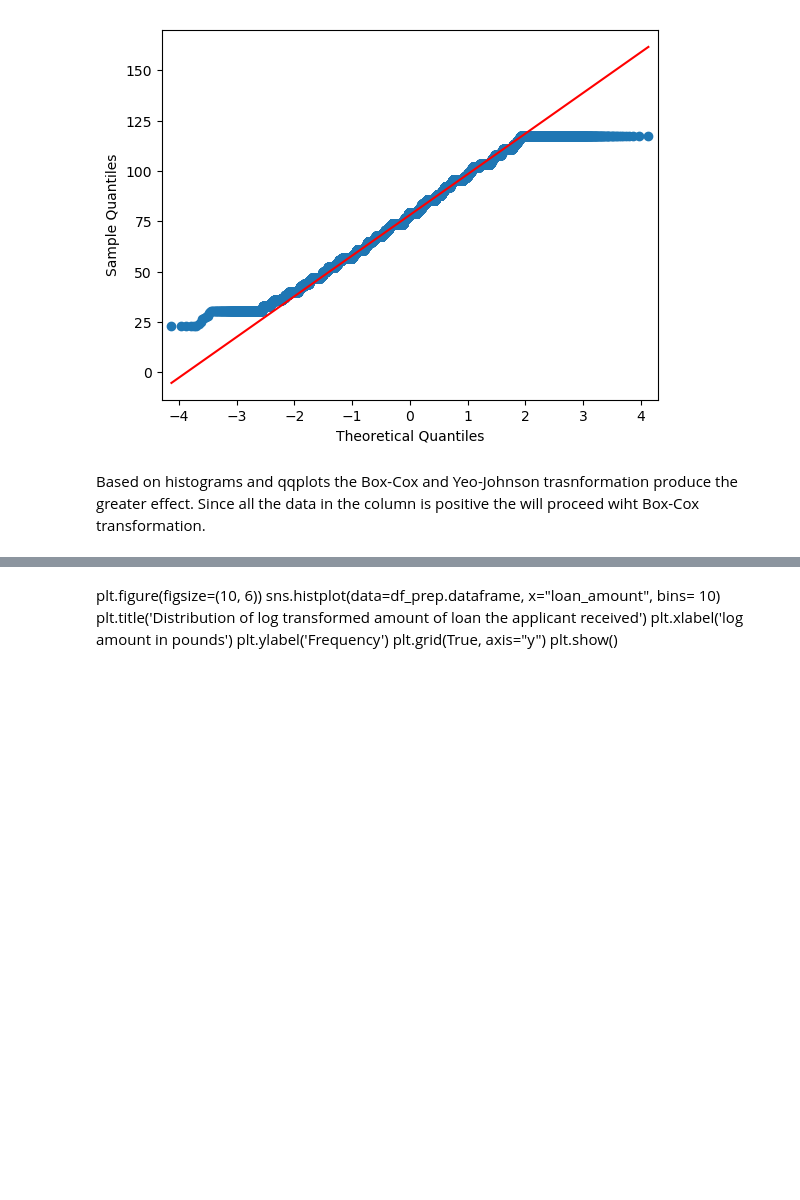
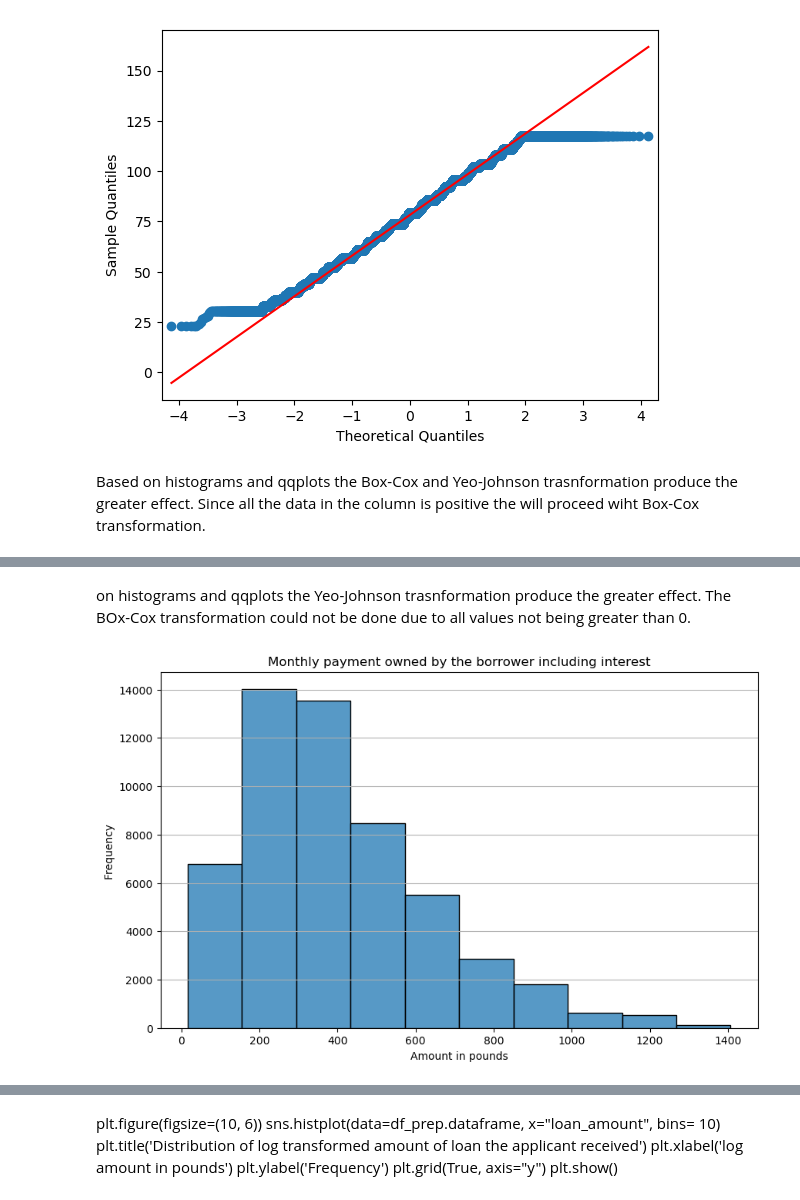
Before and after one commit to ChristianDaza/EDA_finance, a Jupyter notebook: SRC/EDA.ipynb, the cells around one changed output, grey strips where cells are left out. Cells and saved outputs as stored; diff of their text form; code cells hidden in the pictures; blank space fills up the shorter version.

```diff
--- a/SRC/EDA.ipynb
+++ b/SRC/EDA.ipynb
@@ -664,0 +676,12 @@ Name: loan_amount, Length: 54231, dtype: int64
+# %% [markdown]
+ on histograms and qqplots the  Yeo-Johnson trasnformation produce the greater effect. The BOx-Cox transformation could not be done due to all values not being greater than 0.
+# %%
+plt.figure(figsize=(10, 6))
+sns.histplot(data=df_prep.dataframe, x="instalment", bins= 10)
+plt.title('Monthly payment owned by the borrower including interest')
+plt.xlabel('Amount in pounds')
+plt.ylabel('Frequency')
+plt.grid(True, axis="y")
+plt.show()
+# %% [output]
+[figure, added]
```
Also changed, not shown: parts of 36 cells of this notebook, 2 other files.
